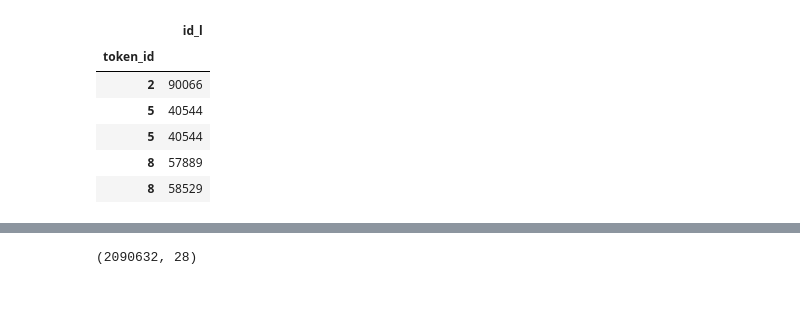
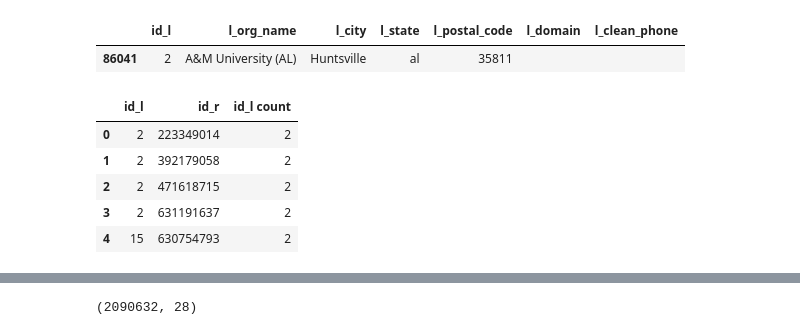
Before and after one commit to duncanjamesbell/data_matching, a Jupyter notebook: Org_Matcher_v3.0.ipynb, the cells around one changed output, grey strips where cells are left out. Cells and saved outputs as stored; diff of their text form; code cells hidden in the pictures; blank space fills up the shorter version.

Commit message:
working on data matcher

```diff
--- a/Org_Matcher_v3.0.ipynb
+++ b/Org_Matcher_v3.0.ipynb
@@ -625,10 +892,14 @@ keys_grouped_chunk.shape
+# %%
+left_match_data[left_match_data.id_l=='2']
+# %% [output]
+|  | id_l | l_org_name | l_city | l_state | l_postal_code | l_domain | l_clean_phone |
+| 86041 | 2 | A&M University (AL) | Huntsville | al | 35811 |  |  |
 # %%
-left_keyed.head()
+all_match_candidates.head()
 # %% [output]
-|  | id_l |
-| token_id |  |
-| 2 | 90066 |
-| 5 | 40544 |
-| 5 | 40544 |
-| 8 | 57889 |
-| 8 | 58529 |
+|  | id_l | id_r | id_l count |
+| 0 | 2 | 223349014 | 2 |
+| 1 | 2 | 392179058 | 2 |
+| 2 | 2 | 471618715 | 2 |
+| 3 | 2 | 631191637 | 2 |
+| 4 | 15 | 630754793 | 2 |
```
Also changed, not shown: parts of 20 cells of this notebook.
